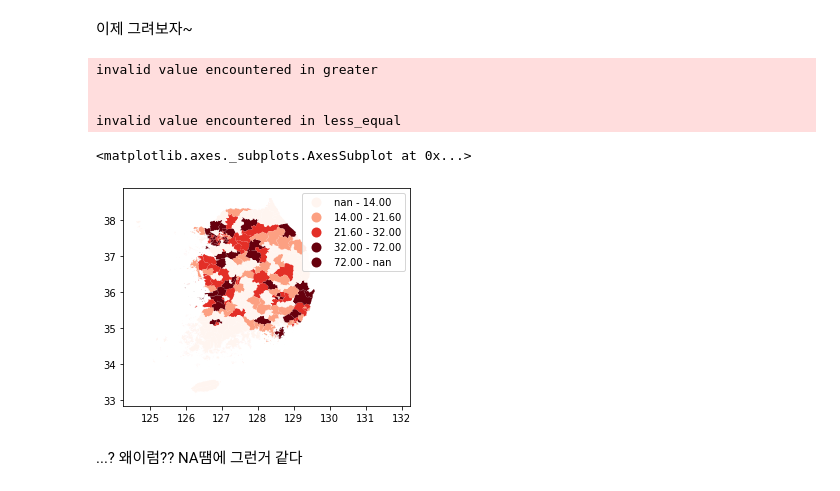
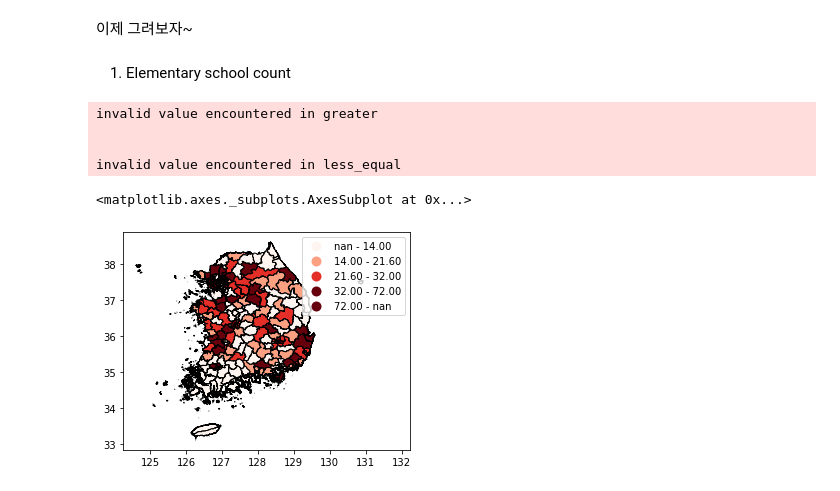
Before and after one commit to danaing/Data-Science-for-COVID-19, a Jupyter notebook: 20200424_Region data on MAP.ipynb, the cells around one changed output. Cells and saved outputs as stored; diff of their text form; code cells hidden in the pictures.

```diff
--- a/20200424_Region data on MAP.ipynb
+++ b/20200424_Region data on MAP.ipynb
@@ -100,14 +100,14 @@ merge.head(3)
 | 2 | 11 | Seoul | 11170 | Yongsan-gu | POLYGON ((126.96918 37.55566, 126... | 37.532768 | 126.990021 | 15.0 | ... |
 # %% [markdown]
 이제 그려보자~
+# %% [markdown]
+1. Elementary school count
 # %%
-merge.plot(column='elementary_school_count', legend=True, cmap="Reds", scheme='QUANTILES')
+merge.plot(column='elementary_school_count', legend=True, cmap="Reds",edgecolor="black", scheme='QUANTILES')
 # %% [output]
 invalid value encountered in greater
 
 
 invalid value encountered in less_equal
 <matplotlib.axes._subplots.AxesSubplot at 0x...>
-[figure, old version]
+[figure, new version]
-# %% [markdown]
-...? 왜이럼?? NA땜에 그런거 같다
```
Also changed, not shown: parts of 15 cells of this notebook.
